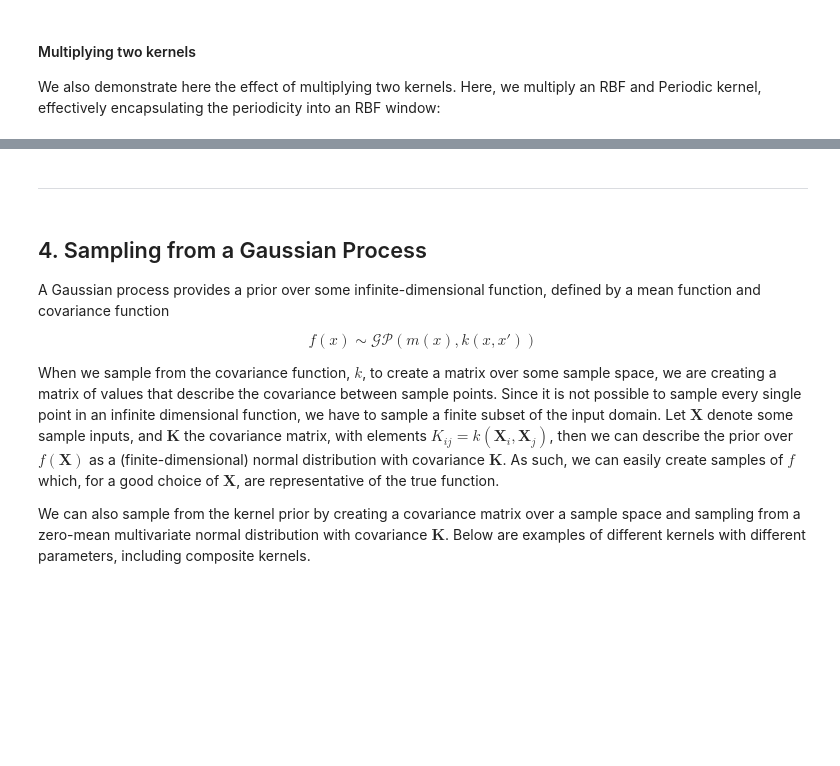
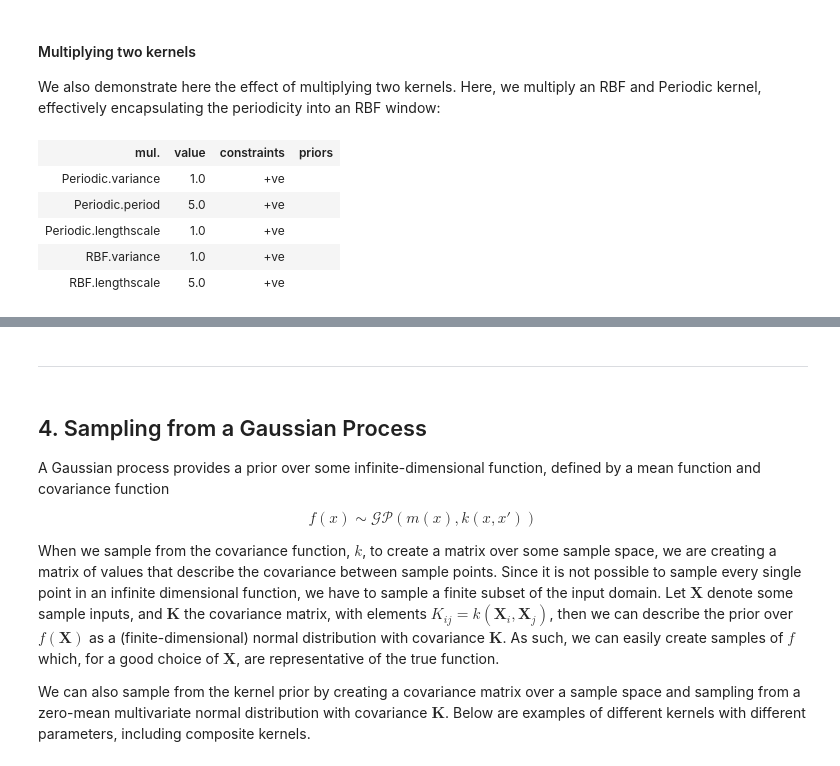
Before and after one commit to ImpieriMatteo/GPSS2026, a Jupyter notebook: labs/lab_1.ipynb, the cells around one changed output, grey strips where cells are left out. Saved outputs shown, nothing was run; the diff lists cells and outputs as text; code cells hidden in the pictures; blank space fills up the shorter version.

```diff
--- a/labs/lab_1.ipynb
+++ b/labs/lab_1.ipynb
@@ -300,14 +315,21 @@ We also demonstrate here the effect of multiplying two kernels. Here, we multipl
 # %%
 # Create the first kernel: a 1-D RBF with lengthscale 5.0
 k_R = GPy.kern.RBF(1, lengthscale=5., name="RBF")
 # Create the second kernel: a 1-D StdPeriodic with period 5.0
 k_P = GPy.kern.StdPeriodic(1, period=5., name="Periodic")
 
 # Multiply the kernels together
-k_mul = k_R * k_P
+k_mul = k_P * k_R
 
 # Preview the properties of the composite kernel
 k_mul
+# %% [output]
+| mul. | value | constraints | priors |
+| Periodic.variance | 1.0 | +ve |  |
+| Periodic.period | 5.0 | +ve |  |
+| Periodic.lengthscale | 1.0 | +ve |  |
+| RBF.variance | 1.0 | +ve |  |
+| RBF.lengthscale | 5.0 | +ve |  |
 # %%
 # Our sample space : 100 samples in the interval [-10,10]
 X = np.linspace(-10., 10., 100)[:,None]
```
Also changed, not shown: parts of 6 cells of this notebook.
